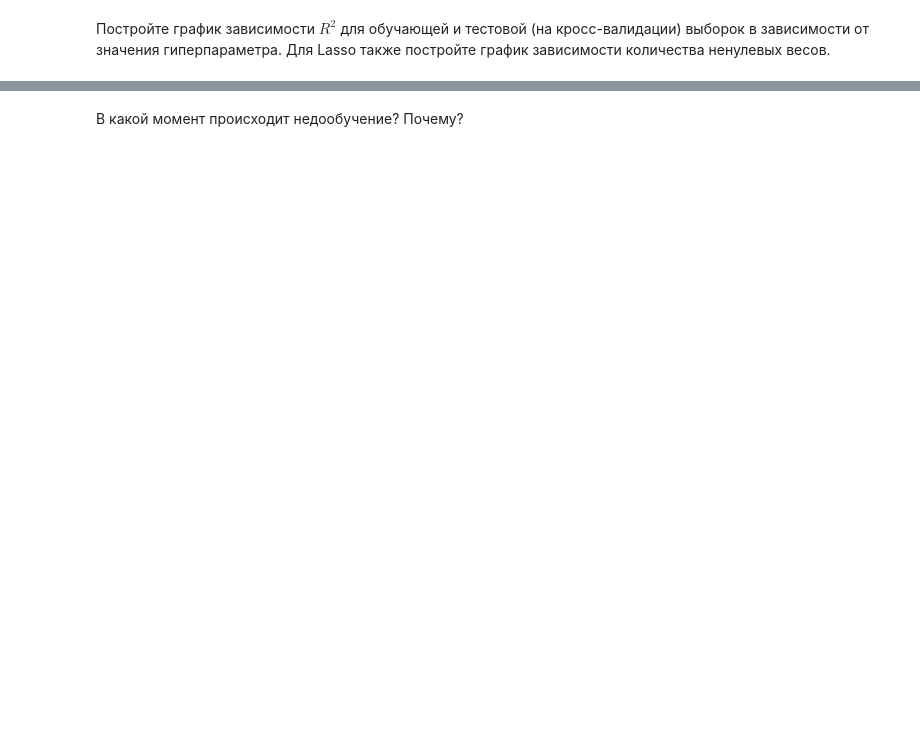
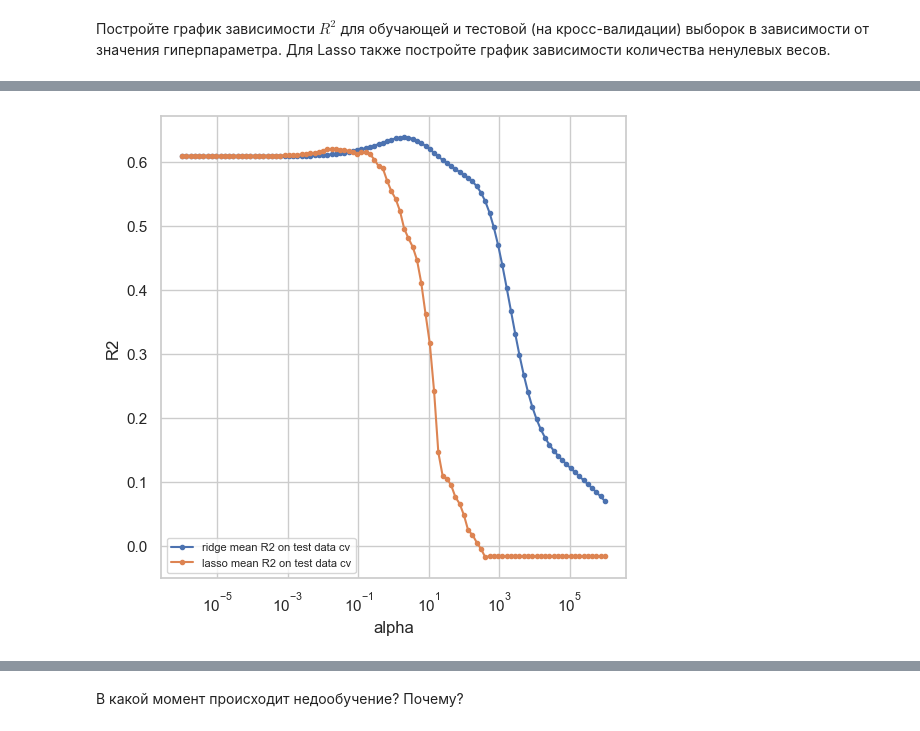
Before and after one commit to Strafred/Parameters_Approximation_and_Data_Processing, a Jupyter notebook: ml_lab4.ipynb, the cells around one changed output, grey strips where cells are left out. Drawn from its saved outputs; the diff is of its cells as text; code cells hidden in the pictures; blank space fills up the shorter version.

```diff
--- a/ml_lab4.ipynb
+++ b/ml_lab4.ipynb
@@ -69,0 +125,3 @@ Useful: GridSearchCV, RidgeCV, LassoCV
+# %%
+gridsearch_ridge = GridSearchCV(Ridge(), param_grid={'alpha': log_grid}, cv=5, scoring='r2').fit(x_test, y_test)
+gridsearch_ridge.fit(x_test, y_test)
@@ -69,0 +142,3 @@ Useful: GridSearchCV, RidgeCV, LassoCV
+# %%
+gridsearch_lasso = GridSearchCV(Lasso(), param_grid={'alpha': log_grid}, cv=5, scoring='r2')
+gridsearch_lasso.fit(x_test, y_test)
@@ -69,0 +159,11 @@ Useful: GridSearchCV, RidgeCV, LassoCV
+# %%
+plt.figure(figsize=(6, 6))
+plt.xscale('log')
+plt.xlabel('alpha')
+plt.ylabel('R2')
+plt.plot(log_grid, gridsearch_ridge.cv_results_['mean_test_score'], marker='.')
+plt.plot(log_grid, gridsearch_lasso.cv_results_['mean_test_score'], marker='.')
+plt.legend(['ridge mean R2 on test data cv', 'lasso mean R2 on test data cv'], prop={'size': 8})
+plt.show()
+# %% [output]
+[figure, added]
```
Also changed, not shown: parts of 28 cells of this notebook, 3 other files.
